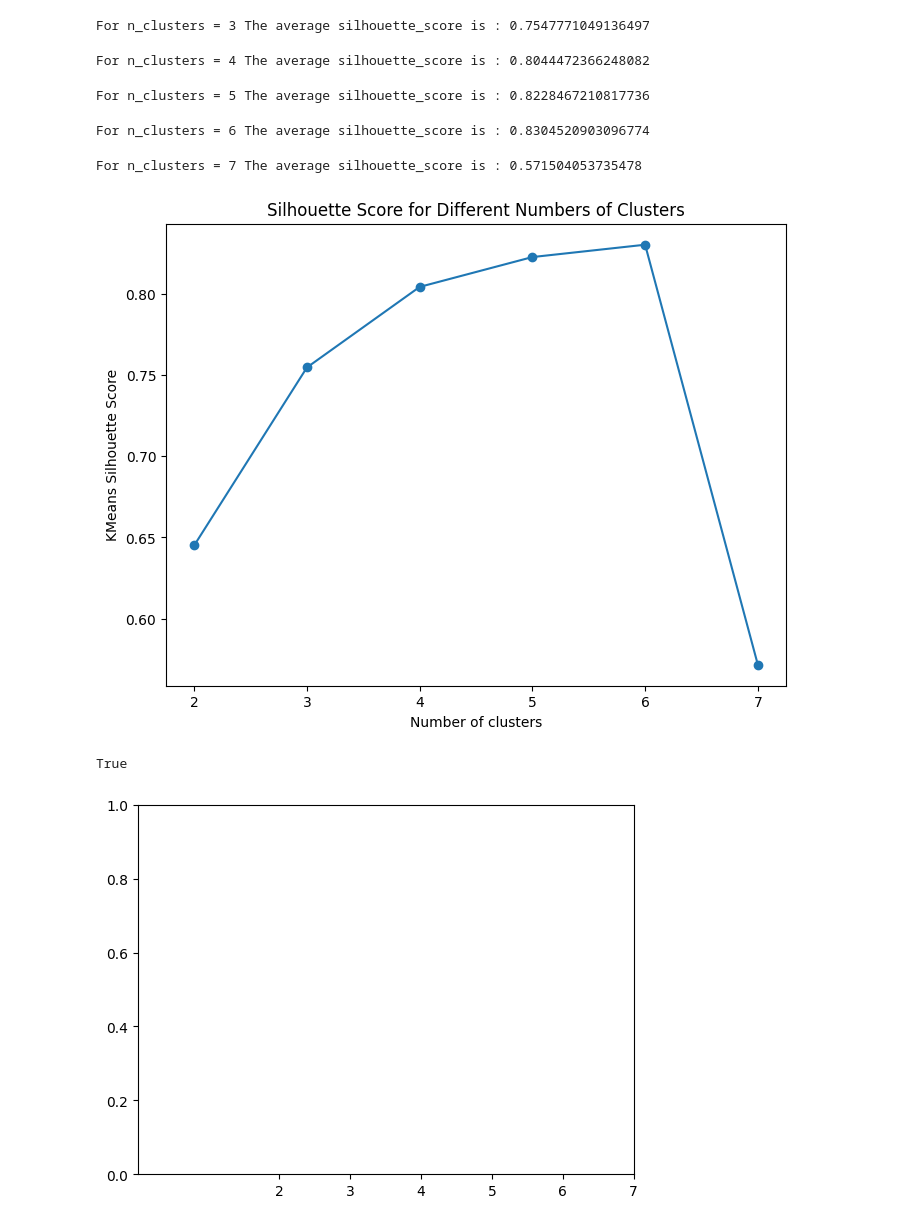
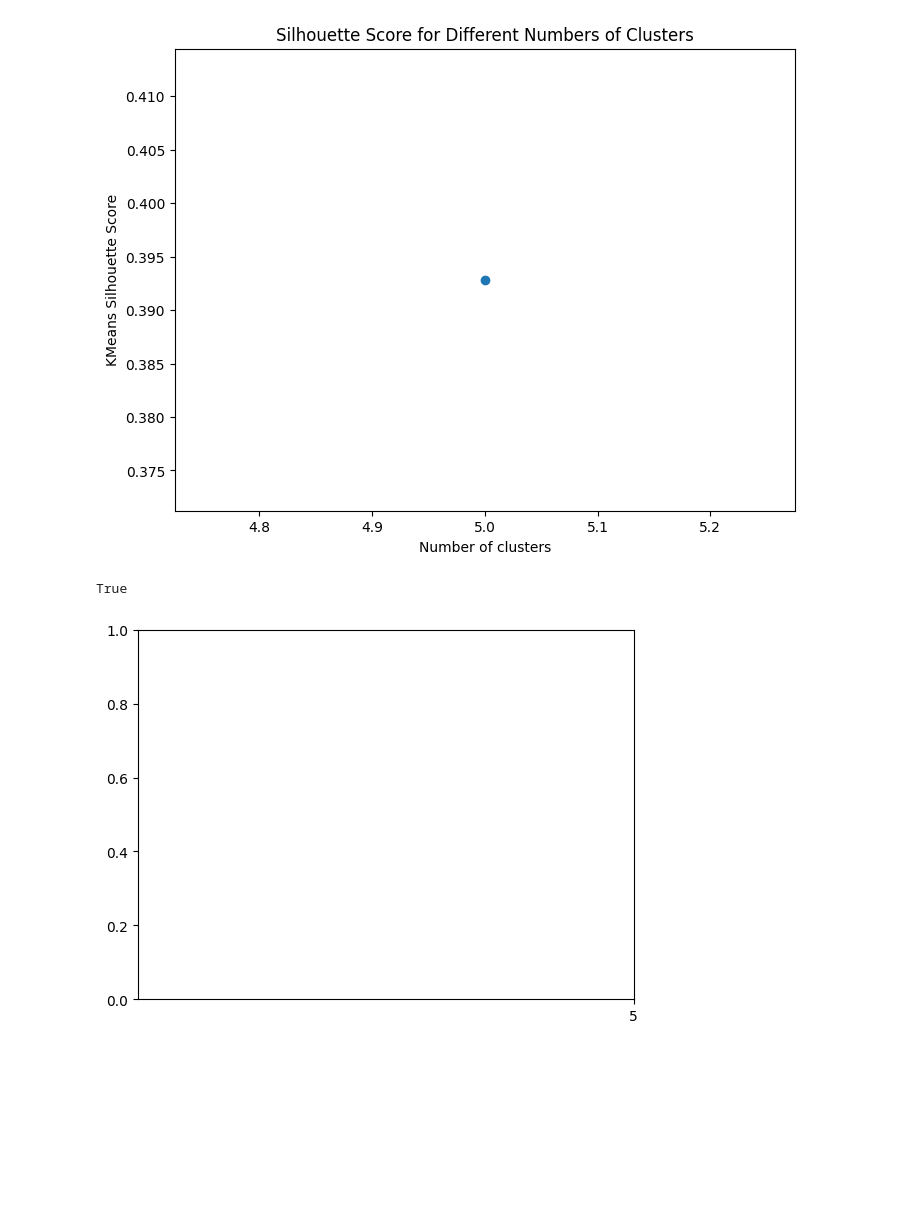
Before and after one commit to Statapp-CANAL/Statapp-CANAL, a Jupyter notebook: Data_operations/test.ipynb, the cells around one changed output. Saved outputs shown, nothing was run; the diff lists cells and outputs as text; code cells hidden in the pictures; blank space fills up the shorter version.

```diff
--- a/Data_operations/test.ipynb
+++ b/Data_operations/test.ipynb
@@ -198,7 +198,7 @@ def visualize_silhouette_datas_all(filename, columns, range_n_clusters, data_pat
 
     silhouette_scores = []
 
-    with PdfPages(data_path_results + "silhouettes_scores_plusabo.pdf") as pdf:
+    with PdfPages(data_path_results + "silhouettes_scores_sansdiff5.pdf") as pdf:
         for n_clusters in range_n_clusters:
 
             # Initialize the clusterer with n_clusters value and a random generator
@@ -214,7 +214,7 @@ def visualize_silhouette_datas_all(filename, columns, range_n_clusters, data_pat
                                              clusterer.labels_, data_id_abo)
 
             # Write cluster DataFrame to Excel
-            save_to_csv_file(df_cluster, data_path_results + "cluster_" + str(n_clusters) + ".csv")
+            save_to_csv_file(df_cluster, data_path_results + "cluster_sansdiff5" + str(n_clusters) + ".csv")
 
             cluster_labels = clusterer.fit_predict(data)
 
@@ -395,13 +399,10 @@ True
 [figure]
 # %%
 trace_silhouette_scores(visualize_silhouette_datas_all(path_antoine + "fusion_table_score_v1.csv",
-                                                       ['ODD 15 jours TC_MEAN_TIME_DIFF', 'Semaine genéreuse_MEAN_TIME_DIFF',
-                                                        'PAS_ODD_MEAN_TIME_DIFF',
-                                                        'Semaine genéreuse_n_REABOS', 'ODD 15 jours TC_n_REABOS',
-                                                        'PAS_ODD_n_REABOS',
-                                                        'SCORE_FIDELITE'],
-                                                       [2, 3, 4, 5,6,7],
-                                                       path_antoine + "Clustering_results/"), [2, 3, 4,5,6,7])
+                                                       ['Semaine genéreuse_n_REABOS', 'ODD 15 jours TC_n_REABOS',
+                                                        'PAS_ODD_n_REABOS', 'SCORE_FIDELITE'],
+                                                       [5],
+                                                       path_antoine + "Clustering_results/15jTC SG nODD/"), [5])
 # %% [output]
 A value is trying to be set on a copy of a slice from a DataFrame
 
@@ -411,8 +412,3 @@ For n_clusters = 2 The average silhouette_score is : 0.6450739934068768
+[figure, new version]
-For n_clusters = 3 The average silhouette_score is : 0.7547771049136497
+True
-For n_clusters = 4 The average silhouette_score is : 0.8044472366248082
-For n_clusters = 5 The average silhouette_score is : 0.8228467210817736
-For n_clusters = 6 The average silhouette_score is : 0.8304520903096774
-For n_clusters = 7 The average silhouette_score is : 0.571504053735478
-[figure, old version]
-True
-[figure, old version]
+[figure, new version]
```
Also changed, not shown: parts of 5 cells of this notebook.
